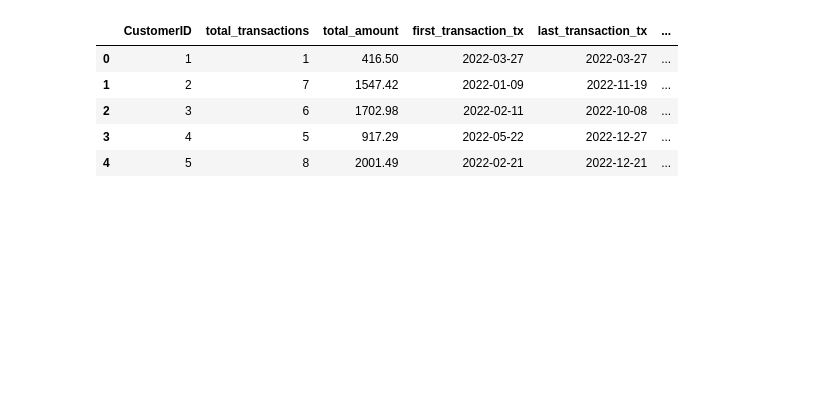
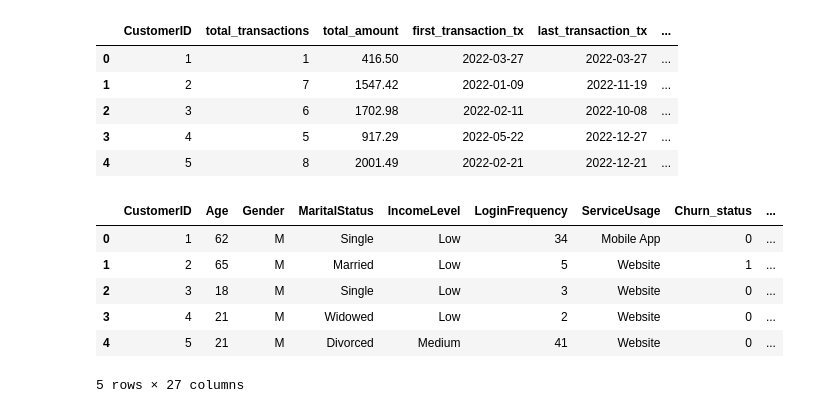
Before and after one commit to cjordan239/Loydbank_ds, a Jupyter notebook: task1.ipynb, the cells around one changed output. Cells and saved outputs as stored; diff of their text form; code cells hidden in the pictures; blank space fills up the shorter version.

```diff
--- a/task1.ipynb
+++ b/task1.ipynb
@@ -231,4 +225,9 @@ transaction_df.head()
 # %%
+transaction_df['AmountSpent'] = transaction_df['AmountSpent'].str.replace(',', '.', regex=False)
+
+# Ubah ke float
+transaction_df['AmountSpent'] = transaction_df['AmountSpent'].astype(float)
+
 agg_transaction = transaction_df.groupby('CustomerID').agg(
     total_transactions=('TransactionID', 'count'),
     total_amount=('AmountSpent', 'sum'),
@@ -261,3 +260,28 @@ agg_transaction.head()
 | 2 | 3 | 6 | 1702.98 | 2022-02-11 | 2022-10-08 | ... |
 | 3 | 4 | 5 | 917.29 | 2022-05-22 | 2022-12-27 | ... |
 | 4 | 5 | 8 | 2001.49 | 2022-02-21 | 2022-12-21 | ... |
+# %%
+final_df = customer_data_df.merge(agg_service, on="CustomerID", how="left") \
+                           .merge(agg_transaction, on="CustomerID",how="left")
+
+cols_to_fill = [
+    'total_interactions', 'unresolved_count', 'solved_count', 'interaction_duration_days_cs',
+    'total_transactions', 'total_amount', 'transaction_duration_days_tx',
+    'Books', 'Clothing', 'Electronics', 'Furniture', 'Groceries'
+]
+
+for col in cols_to_fill:
+    final_df[col] = final_df[col].fillna(0)
+
+
+final_df.head()
+
+# final_df.columns
+# %% [output]
+|  | CustomerID | Age | Gender | MaritalStatus | IncomeLevel | LoginFrequency | ServiceUsage | Churn_status | ... |
+| 0 | 1 | 62 | M | Single | Low | 34 | Mobile App | 0 | ... |
+| 1 | 2 | 65 | M | Married | Low | 5 | Website | 1 | ... |
+| 2 | 3 | 18 | M | Single | Low | 3 | Website | 0 | ... |
+| 3 | 4 | 21 | M | Widowed | Low | 2 | Website | 0 | ... |
+| 4 | 5 | 21 | M | Divorced | Medium | 41 | Website | 0 | ... |
+5 rows × 27 columns
```
Also changed, not shown: parts of 3 cells of this notebook.
